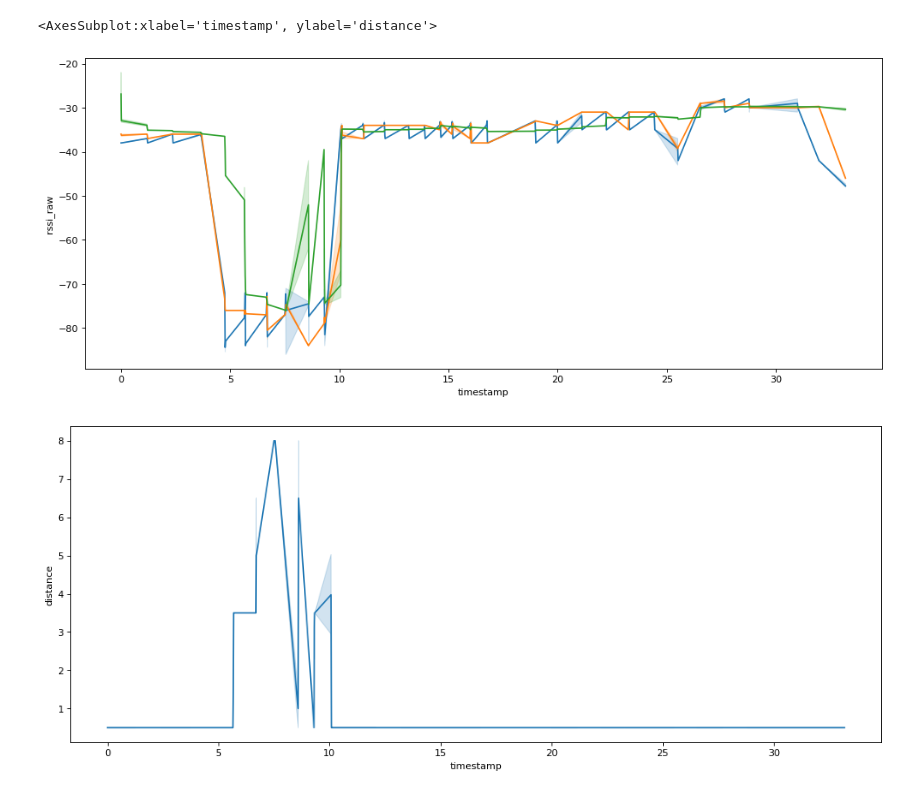
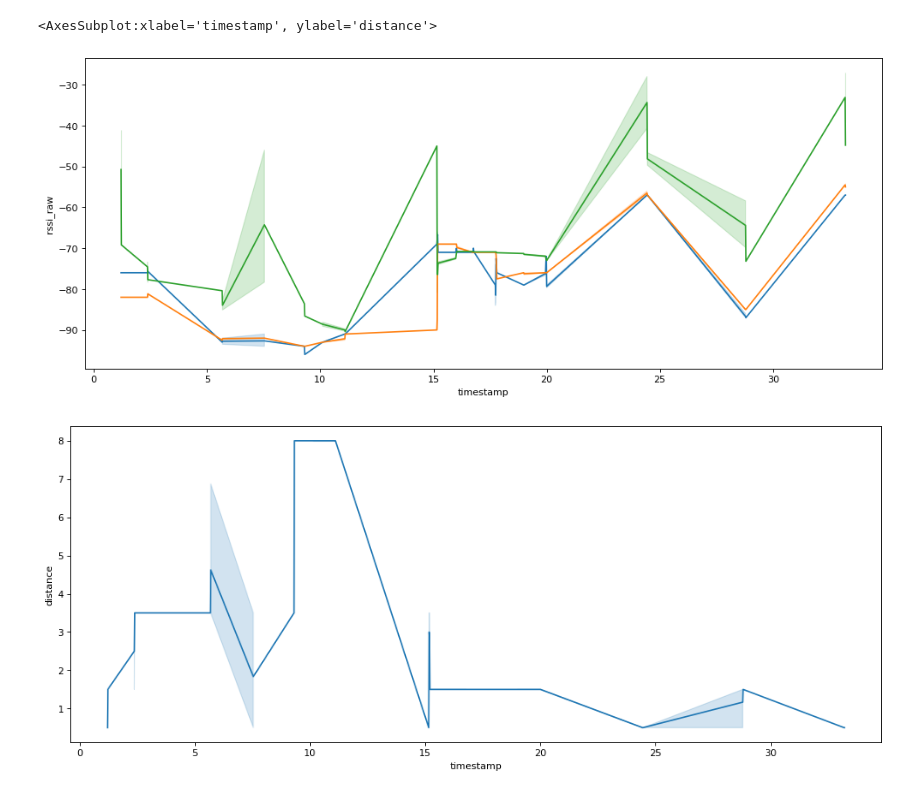
Before and after one commit to colabobio/distance-estimation, a Jupyter notebook: Data Analysis Run 2.ipynb, the cells around one changed output. Cells and saved outputs as stored; diff of their text form; code cells hidden in the pictures.

```diff
--- a/Data Analysis Run 2.ipynb
+++ b/Data Analysis Run 2.ipynb
@@ -35,17 +35,17 @@ df14 = df1[df1['id'] == id4]
 # %%
 figure(figsize=(15, 6), dpi=80)
 
-df = df14
+df = df12
 sns.lineplot(x='timestamp', y='rssi_raw', data=df)
 sns.lineplot(x='timestamp', y='rssi_median', data=df)
 sns.lineplot(x='timestamp', y='rssi_kalman', data=df)
 
 figure(figsize=(15, 6), dpi=80)
 sns.lineplot(x='timestamp', y='distance', data=df)
 # %% [output]
 <AxesSubplot:xlabel='timestamp', ylabel='distance'>
-[figure, old version]
+[figure, new version]
-[figure, old version]
+[figure, new version]
 # %%
 df2 = pd.read_csv("run2/rssi-distance-android-390275417.csv")
 df2.reset_index(inplace=True)
```
Also changed, not shown: parts of 3 cells of this notebook.
